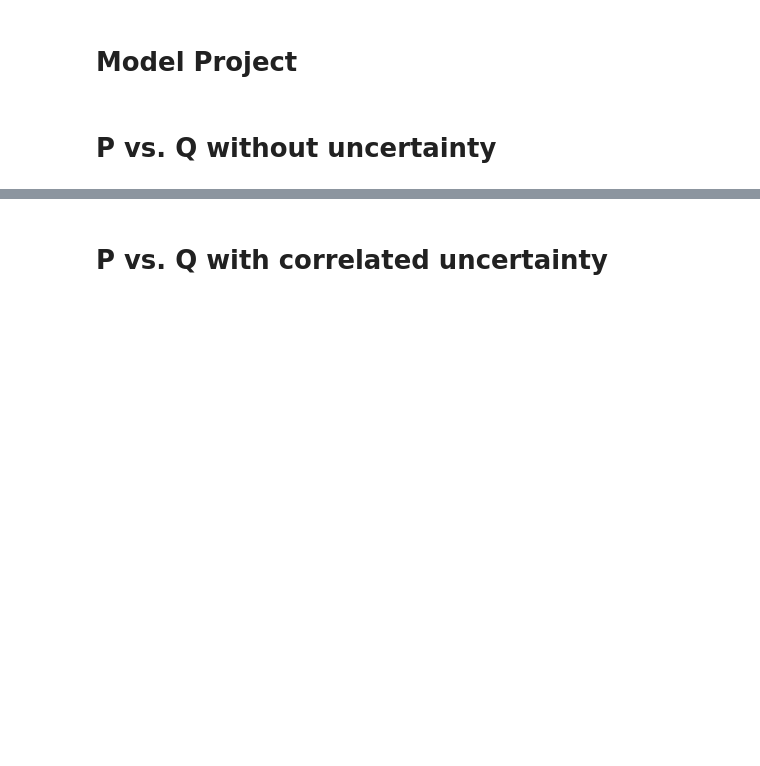
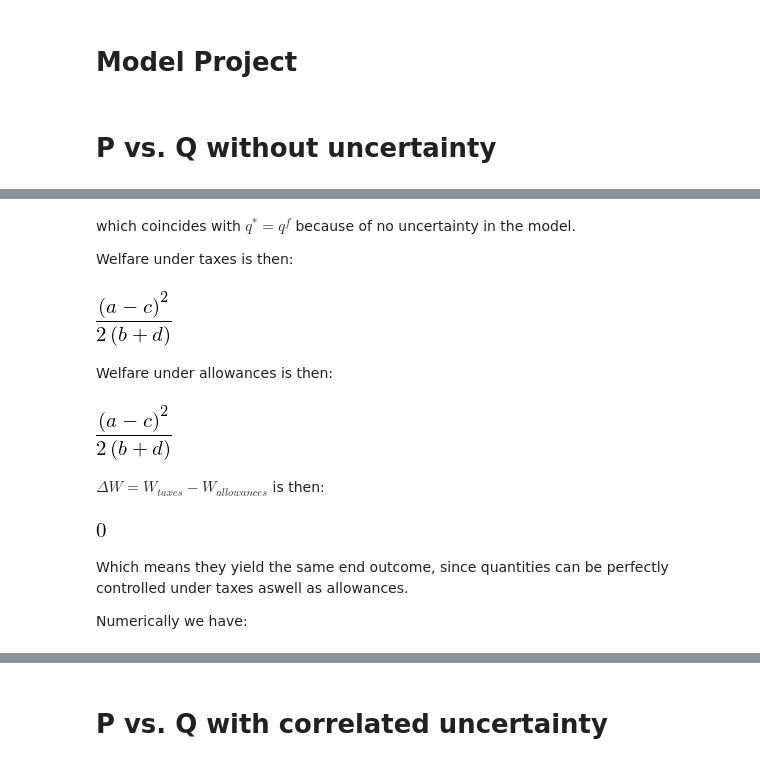
Before and after one commit to NumEconCopenhagen/projects-2019-teamghita, a Jupyter notebook: modelproject/personal/Mikkel/ModelProject.ipynb, the cells around one changed output, grey strips where cells are left out. Saved outputs shown, nothing was run; the diff lists cells and outputs as text; code cells hidden in the pictures; blank space fills up the shorter version.

```diff
--- a/modelproject/personal/Mikkel/ModelProject.ipynb
+++ b/modelproject/personal/Mikkel/ModelProject.ipynb
@@ -69,0 +137,26 @@ budget_constraint
+# %% [markdown]
+which coincides with $q^*=q^f$ because of no uncertainty in the model.
+
+Welfare under taxes is then:
+# %%
+welfare_taxes = sm.integrate((a-b*q)-(c+d*q), (q, 0, q_undertaxes))
+sm.simplify(welfare_taxes)
+# %% [output]
+[figure, added]
+# %% [markdown]
+Welfare under allowances is then:
+# %%
+welfare_allowances = sm.integrate((a-b*q)-(c+d*q), (q, 0, opt_q))
+sm.simplify(welfare_allowances)
+# %% [output]
+[figure, added]
+# %% [markdown]
+$\Delta W = W_{taxes} - W_{allowances}$ is then:
+# %%
+sm.simplify(welfare_taxes - welfare_allowances)
+# %% [output]
+[figure, added]
+# %% [markdown]
+Which means they yield the same end outcome, since quantities can be perfectly controlled under taxes aswell as allowances.
+
+Numerically we have:
```
Also changed, not shown: parts of 36 cells of this notebook.
